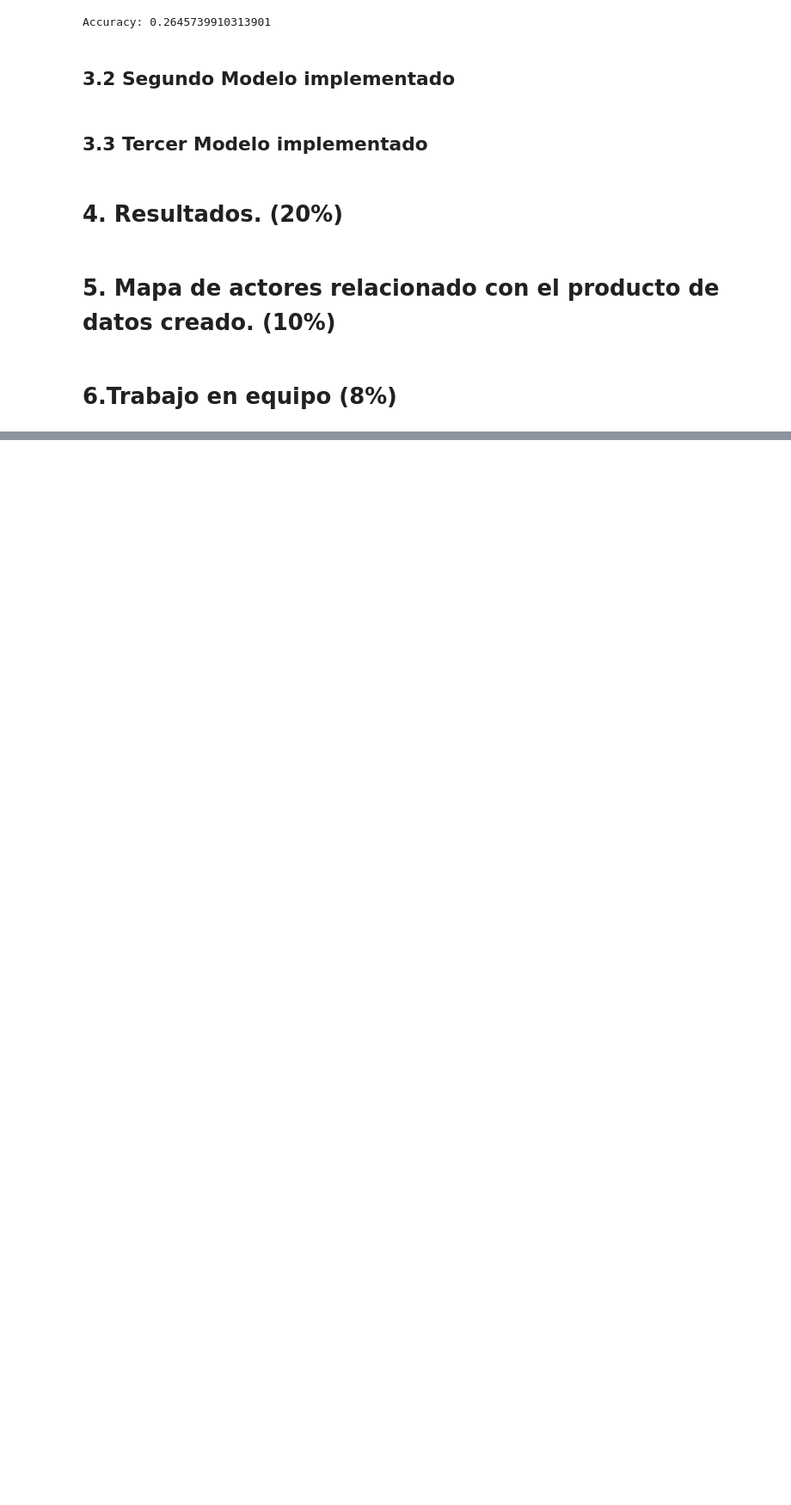
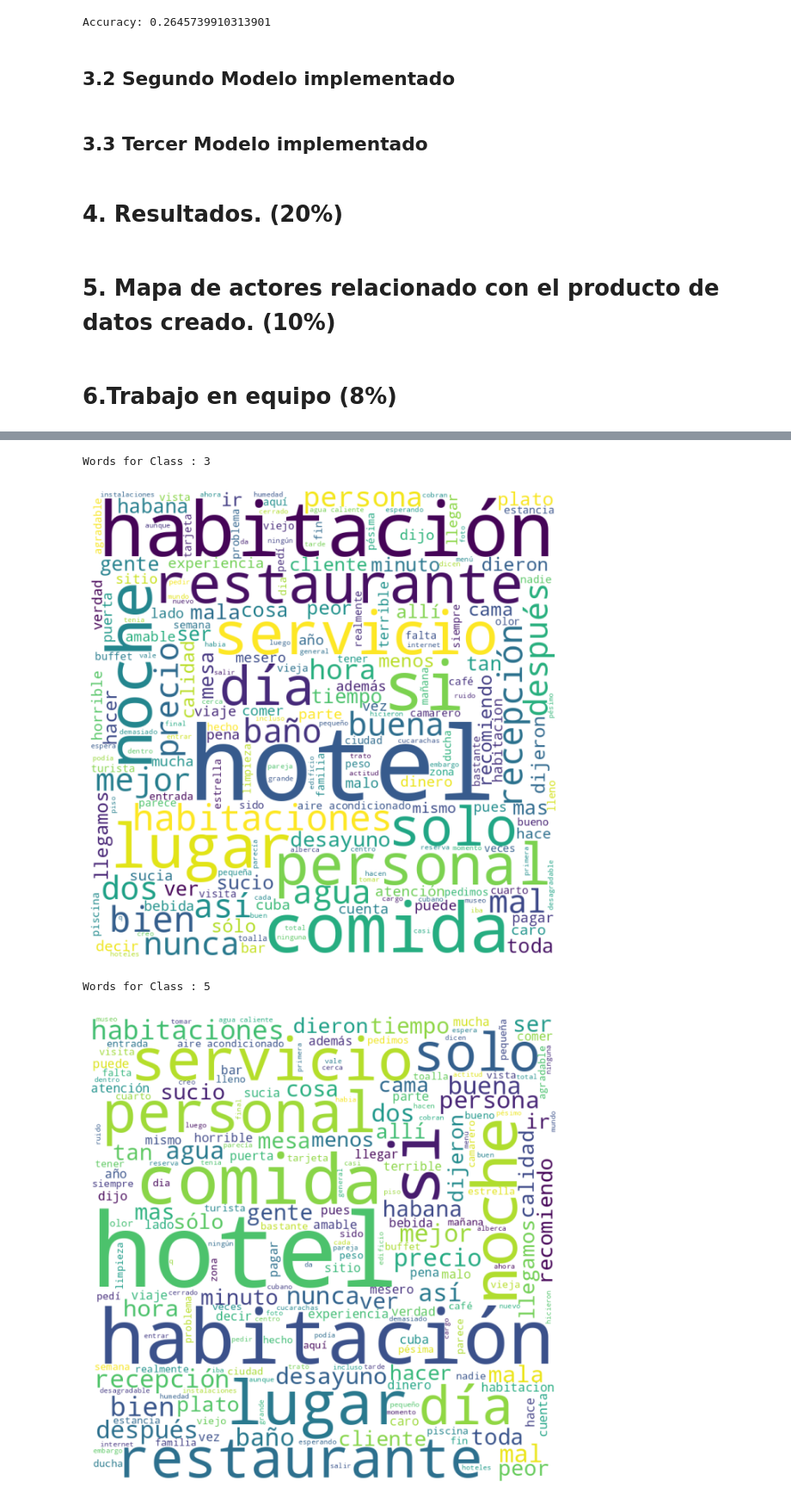
Before and after one commit to Feru34/Trabajos-BI, a Jupyter notebook: Proyecto_Analítica_de_textos.ipynb, the cells around one changed output, grey strips where cells are left out. Shown at 86% size. Drawn from its saved outputs; the diff is of its cells as text; code cells hidden in the pictures; blank space fills up the shorter version.

```diff
--- a/Proyecto_Analítica_de_textos.ipynb
+++ b/Proyecto_Analítica_de_textos.ipynb
@@ -329,0 +403,4 @@ Accuracy: 0.2645739910313901
+# %%
+df = pd.read_csv('tipo1_entrenamiento_estudiantes.csv')
+# %%
+train,test = train_test_split(df, train_size=0.8,random_state=42)
@@ -329,0 +411,31 @@ Accuracy: 0.2645739910313901
+# %%
+def show_graph(words, stopwords):
+  comment_words = ''
+
+  for val in words:
+    val = str(val)
+    tokens = val.split()
+    for i in range(len(tokens)):
+      tokens[i] = tokens[i].lower()
+    comment_words += " ".join(tokens)+" "
+  wordcloud = WordCloud(width=800,height = 800,
+                        background_color='white',
+                        stopwords=stopwords,
+                        min_font_size=10).generate(comment_words)
+
+  plt.figure(figsize=(6,15),facecolor=None)
+  plt.imshow(wordcloud)
+  plt.axis("off")
+  plt.tight_layout(pad=0)
+
+  plt.show()
+# %%
+stop_words = stopwords.words('spanish')
+for i in train['Class'].unique():
+  print(f'Words for Class : {i}')
+  show_graph(train.loc[y_train['Class']==1,'Review'],stopwords = stop_words)
+# %% [output]
+Words for Class : 3
+[figure, added]
+Words for Class : 5
+[figure, added]
```
Also changed, not shown: parts of 4 cells of this notebook.
